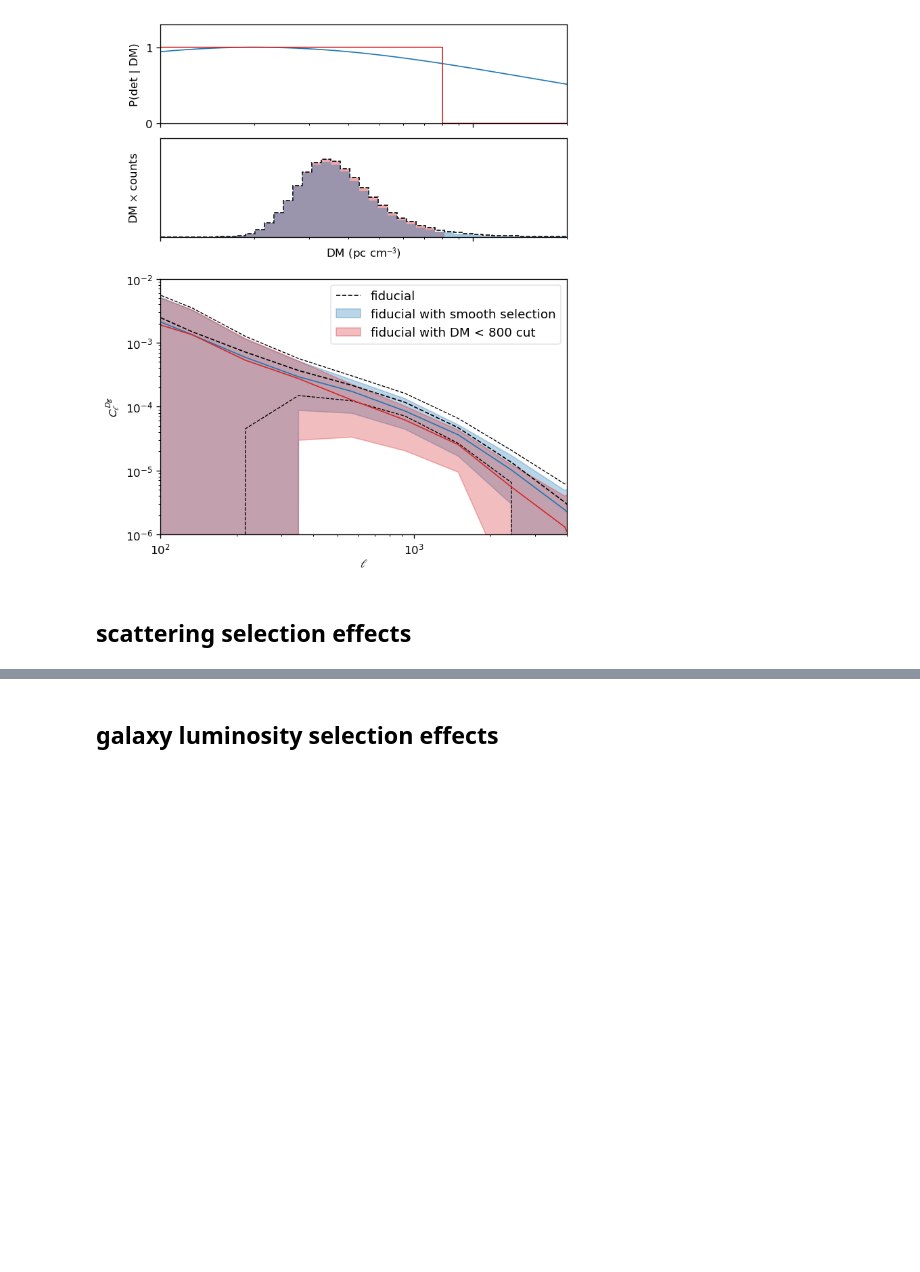
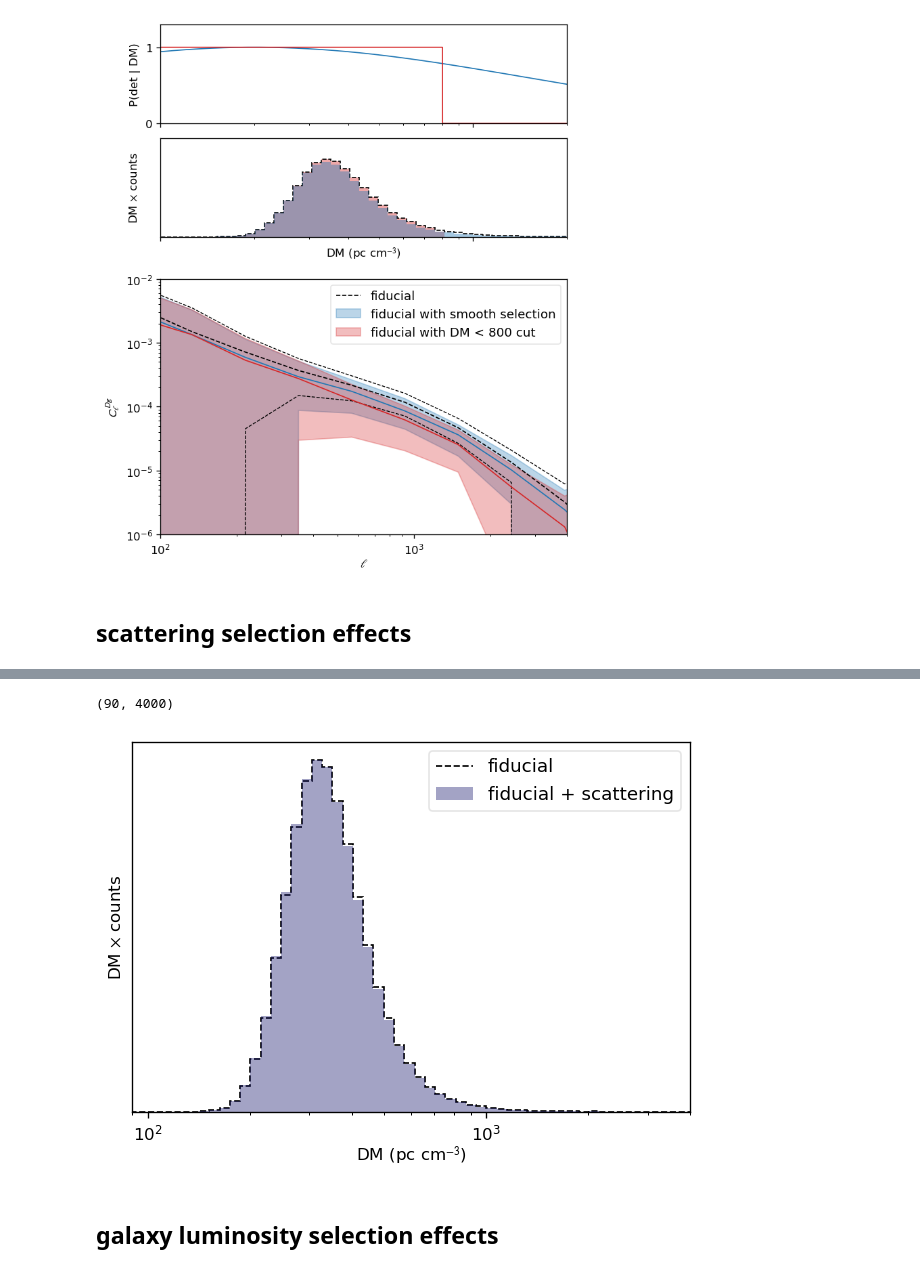
Before and after one commit to aqcheng/illustris_frb, a Jupyter notebook: notebooks/paper_figures.ipynb, the cells around one changed output, grey strips where cells are left out. Saved outputs shown, nothing was run; the diff lists cells and outputs as text; code cells hidden in the pictures; blank space fills up the shorter version.

```diff
--- a/notebooks/paper_figures.ipynb
+++ b/notebooks/paper_figures.ipynb
@@ -504,3 +509,33 @@ plt.savefig(os.path.join(figpath, 'scattering.pdf'))
+# %%
+# compare DM distribution
+
+c = 'midnightblue'
+
+bins = np.logspace(1, 4, 100)
+bin_midpoints = (bins[:-1] + bins[1:]) / 2
+
+fig, ax = plt.subplots()
+
+H_fid, _ = np.histogram(fid_DMs_, bins=bins, density=True)
+ax.stairs(H_fid*bin_midpoints, bins, color=fid_c, ls='--', label='fiducial')
+
+DM_scatter = np.stack(res['trial_DM_fields']['DM_scatter'], axis=0)
+mult_scatter = np.stack(res['trial_DM_fields']['mult_scatter'], axis=0)
+H_scatter, _ = np.histogram(DM_scatter[mult_scatter > 0].flatten(), bins=bins, density=True)
+ax.stairs(H_scatter*bin_midpoints, bins, color=c, fill=True, alpha=0.4, label='fiducial + scattering')
+
+ax.legend()
+
+ax.set_ylabel('DM ' + r'$\times$' + ' counts', labelpad=5)
+ax.set_xlabel('DM (pc ' + r'cm$^{-3}$)', labelpad=1)
+ax.set_yticks([])
+ax.set_xscale('log')
+ax.set_xlim((90, 4000))
+
+# plt.savefig(os.path.join(figpath, 'DM_scattering.pdf'))
+# %% [output]
+(90, 4000)
+[figure, added]
 # %% [markdown]
 ## galaxy luminosity selection effects
 # %%
```
Also changed, not shown: parts of 9 cells of this notebook, 5 other files.
